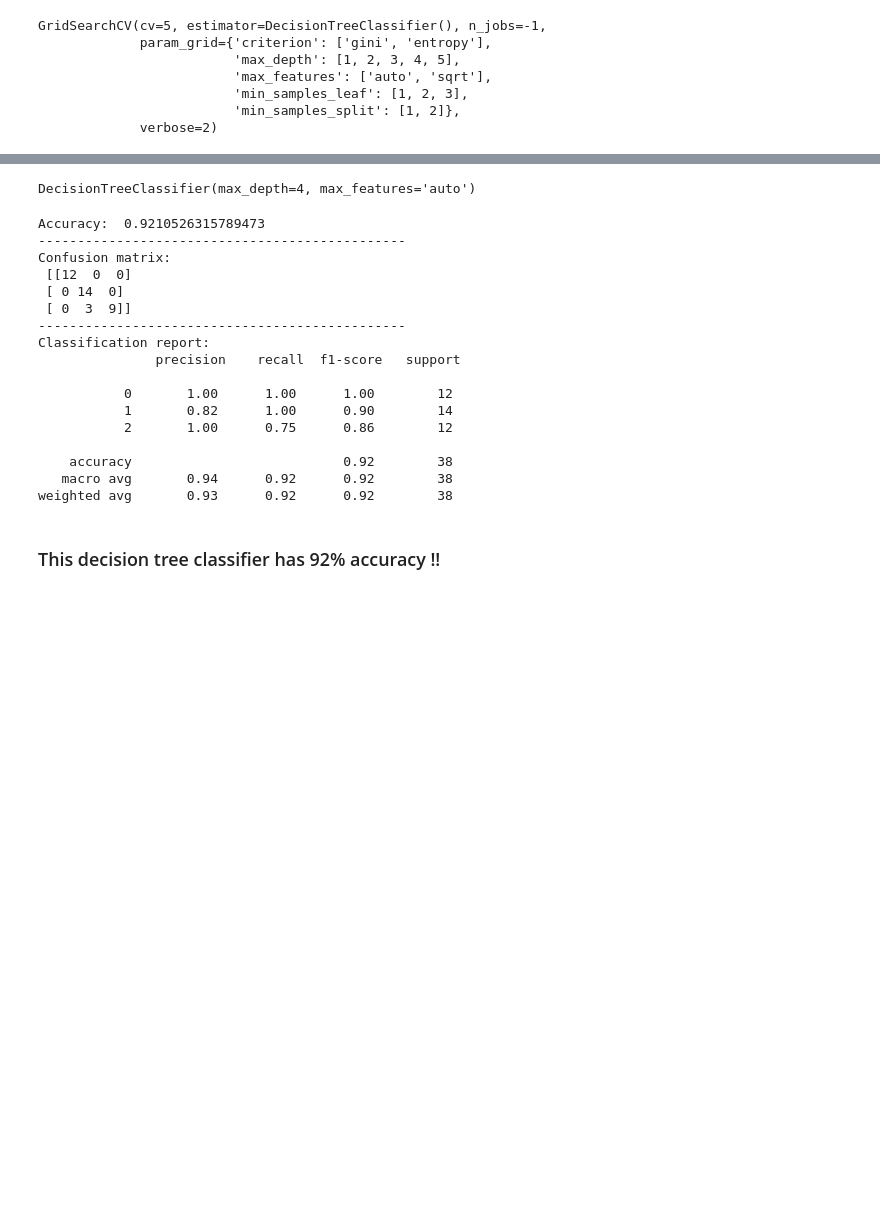
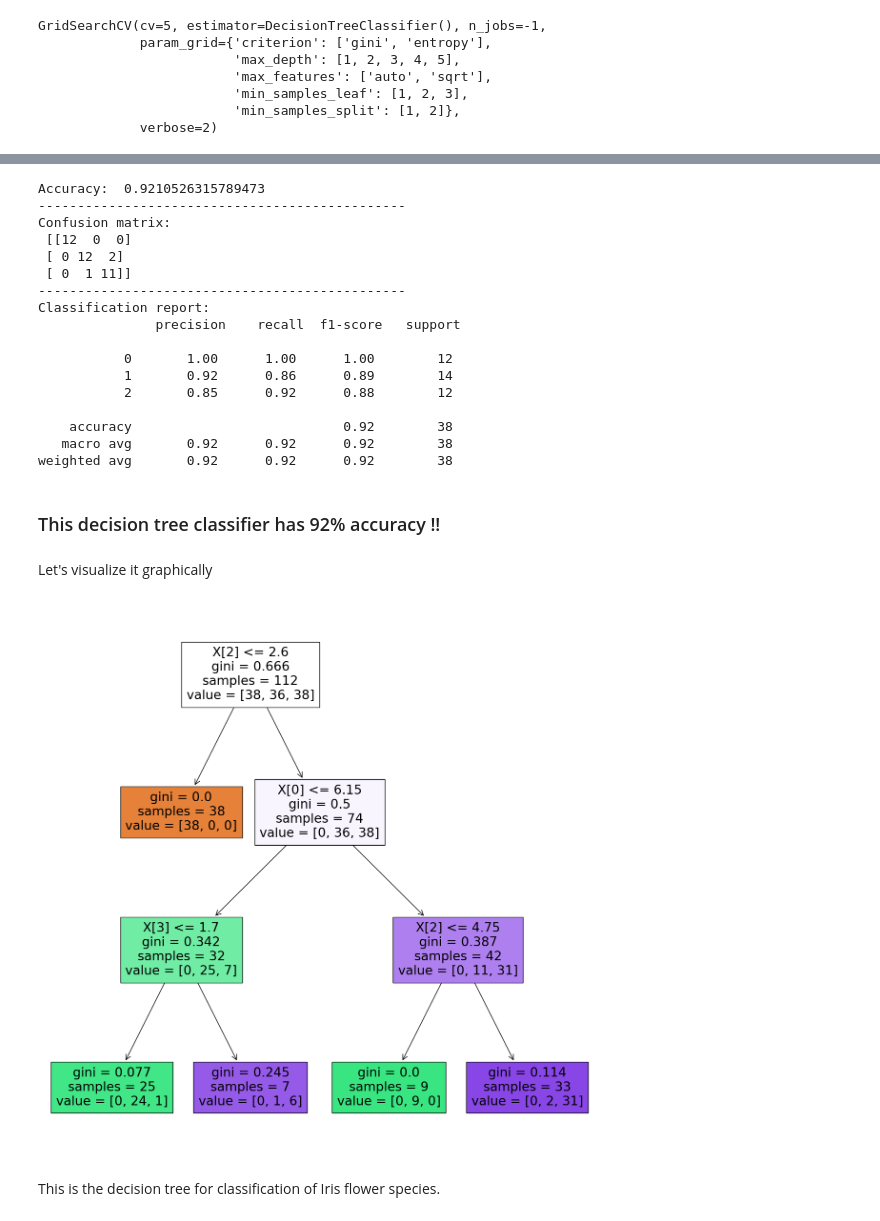
Before and after one commit to richarm21/LGMVIP-DataScience, a Jupyter notebook: LGMVIP-DataScience-Task 2 (Intermediate Level)/Prediction using Decision Tree Algorithm.ipynb, the cells around one changed output, grey strips where cells are left out. Cells and saved outputs as stored; diff of their text form; code cells hidden in the pictures; blank space fills up the shorter version.

Commit message:
Decision Tree Classifier

```diff
--- a/LGMVIP-DataScience-Task 2 (Intermediate Level)/Prediction using Decision Tree Algorithm.ipynb
+++ b/LGMVIP-DataScience-Task 2 (Intermediate Level)/Prediction using Decision Tree Algorithm.ipynb
@@ -198,13 +198,11 @@ Best Parameters:  {'criterion': 'gini', 'max_depth': 4, 'max_features': 'auto',
 # %%
 # Evaluating model for best parameters
 dtc_best = DecisionTreeClassifier(criterion= 'gini',
-                                  max_depth= 4,
-                                  max_features= 'auto',
-                                  min_samples_leaf= 1,
+                                  max_depth= 3,
+                                  max_features= 'sqrt',
+                                  min_samples_leaf= 2,
                                   min_samples_split= 2)
-dtc_best.fit(xtrain, ytrain)
+model = dtc_best.fit(xtrain, ytrain)
-# %% [output]
-DecisionTreeClassifier(max_depth=4, max_features='auto')
 # %%
 # Prediction
 ypred = dtc_best.predict(xtest)
@@ -221,18 +219,29 @@ Accuracy:  0.9210526315789473
 -----------------------------------------------
 Confusion matrix:
  [[12  0  0]
- [ 0 14  0]
- [ 0  3  9]]
+ [ 0 12  2]
+ [ 0  1 11]]
 -----------------------------------------------
 Classification report:
                precision    recall  f1-score   support
 
            0       1.00      1.00      1.00        12
-           1       0.82      1.00      0.90        14
-           2       1.00      0.75      0.86        12
+           1       0.92      0.86      0.89        14
+           2       0.85      0.92      0.88        12
 
     accuracy                           0.92        38
-   macro avg       0.94      0.92      0.92        38
-weighted avg       0.93      0.92      0.92        38
+   macro avg       0.92      0.92      0.92        38
+weighted avg       0.92      0.92      0.92        38
 # %% [markdown]
 ### This decision tree classifier has 92% accuracy !!
+# %% [markdown]
+Let's visualize it graphically
+# %%
+plt.figure(figsize=(15,15))
+from sklearn import tree
+tree.plot_tree(model, filled = True)
+plt.show()
+# %% [output]
+[figure, added]
+# %% [markdown]
+This is the decision tree for classification of Iris flower species.
```
Also changed, not shown: parts of 1 cell of this notebook.
